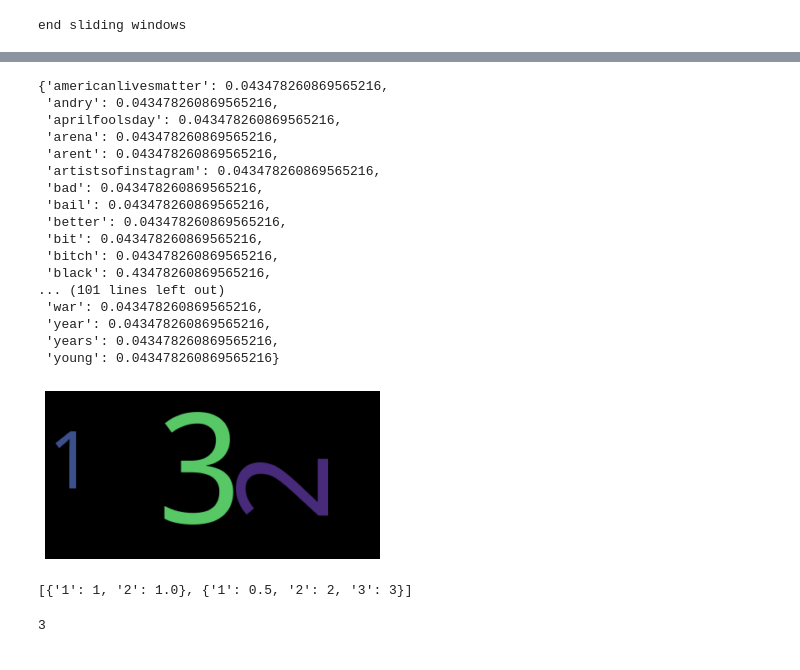
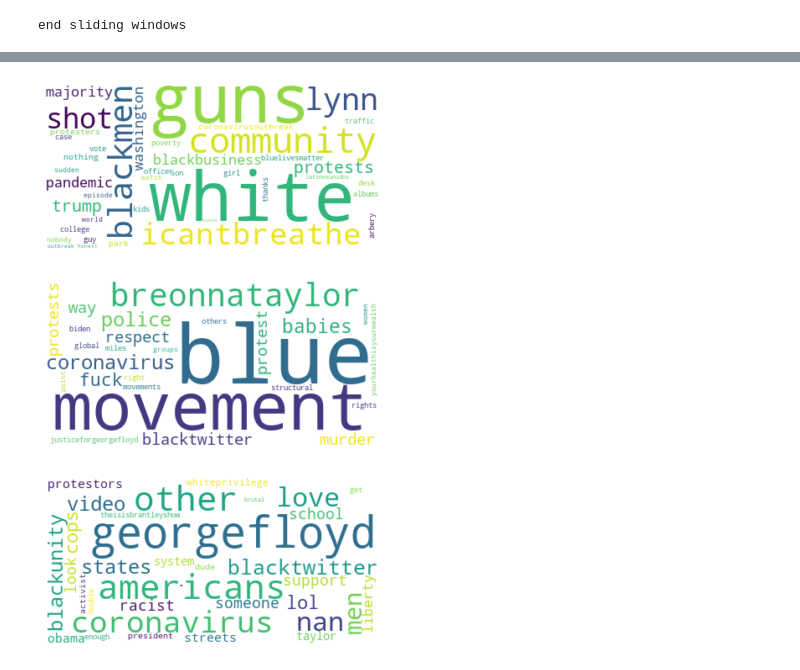
Before and after one commit to Isyohan/WeakSignalsBLM, a Jupyter notebook: BLM_Clustering.ipynb, the cells around one changed output, grey strips where cells are left out. Saved outputs shown, nothing was run; the diff lists cells and outputs as text; code cells hidden in the pictures.

Commit message:
update wordcloud

```diff
--- a/BLM_Clustering.ipynb
+++ b/BLM_Clustering.ipynb
@@ -340,13 +340,13 @@ def from_dataset_to_clusters(dataset,size_window=size,slide_window=slide,time=th
     l_cent,l_cent_words,l_freq=clustering(L_use,vector_size=vector_size,NUM_CLUSTERS=NUM_CLUSTERS,n_top_word=n_top_word,keywordColumnName=keywordColumnName)
     return(l_cent,l_cent_words,l_freq)
 # %%
-NUM_CLUSTERS=20
+NUM_CLUSTERS=10
 vector_size=100
 n_top_word=5
 
 time_day=60*60*24
 
-size=time_day*3
+size=time_day*2
 slide=time_day//2
 # %%
 list_of_centroids_cos,list_of_centroids_with_words_cos,list_freq=from_dataset_to_clusters(clean_data,
@@ -569,7 +548,7 @@ for list in arr_centroids_words[-1,top_n_ind(counting,3)]:
 
 
 words_list=[]
-n_clust=3
+n_clust=NUM_CLUSTERS//3
 for j in range(n_clust):
     word_list=[]
     for i in range(len(arr_centroids_words[:,0])):
@@ -640,23 +599,3 @@ words_list[2]
-# %%
-list_freq[0]
-# %% [output]
-{'americanlivesmatter': 0.043478260869565216,
- 'andry': 0.043478260869565216,
- 'aprilfoolsday': 0.043478260869565216,
- 'arena': 0.043478260869565216,
- 'arent': 0.043478260869565216,
- 'artistsofinstagram': 0.043478260869565216,
- 'bad': 0.043478260869565216,
- 'bail': 0.043478260869565216,
- 'better': 0.043478260869565216,
- 'bit': 0.043478260869565216,
- 'bitch': 0.043478260869565216,
- 'black': 0.43478260869565216,
-... (101 lines left out)
- 'war': 0.043478260869565216,
- 'year': 0.043478260869565216,
- 'years': 0.043478260869565216,
- 'young': 0.043478260869565216}
 # %%
 def max_freq_in_time(freq_list,word):
     s=0
@@ -667,30 +606,25 @@ def max_freq_in_time(freq_list,word):
             temp=0
         s=np.max((temp,s))
     return(s)
+def dict_for_cloud(freq_list,words):
+    d=dict()
+    for word in words:
+        d[word]=max_freq_in_time(freq_list=freq_list,word=word)
+    return(d)
 # %%
 import matplotlib.pyplot as plt
 from wordcloud import WordCloud
 
-L=[]
-d=dict()
-d['1']=1
-d['2']=1.0
-L.append(d.copy())
-d['2']=2
-d['1']=0.5
-d['3']=3
-L.append(d)
-wordcloud = WordCloud()
-wordcloud.generate_from_frequencies(frequencies=d)
-plt.figure()
-plt.imshow(wordcloud, interpolation="bilinear")
-plt.axis("off")
-plt.show()
-L
+for i in range(len(words_list)):
+    d=dict_for_cloud(freq_list=list_freq,words=np.unique(words_list[i]))
+    wordcloud = WordCloud(background_color="white")
+    wordcloud.generate_from_frequencies(frequencies=d)
+    plt.figure()
+    plt.imshow(wordcloud, interpolation="bilinear")
+    plt.axis("off")
+
+    plt.show()
 # %% [output]
-[figure, old version]
+[figure, new version]
-[{'1': 1, '2': 1.0}, {'1': 0.5, '2': 2, '3': 3}]
+[figure, added]
+[figure, added]
-# %%
-max_freq_in_time(L,'3')
-# %% [output]
-3
```
Also changed, not shown: parts of 15 cells of this notebook, 1 other file.
